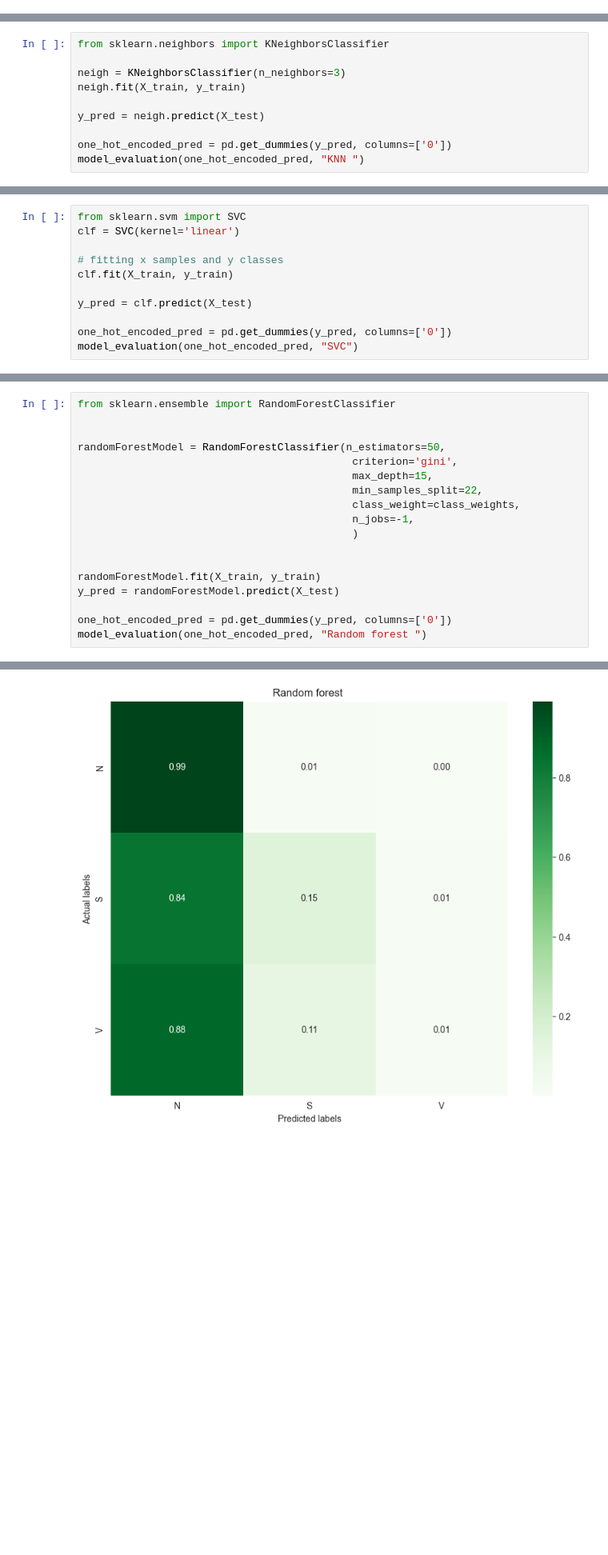
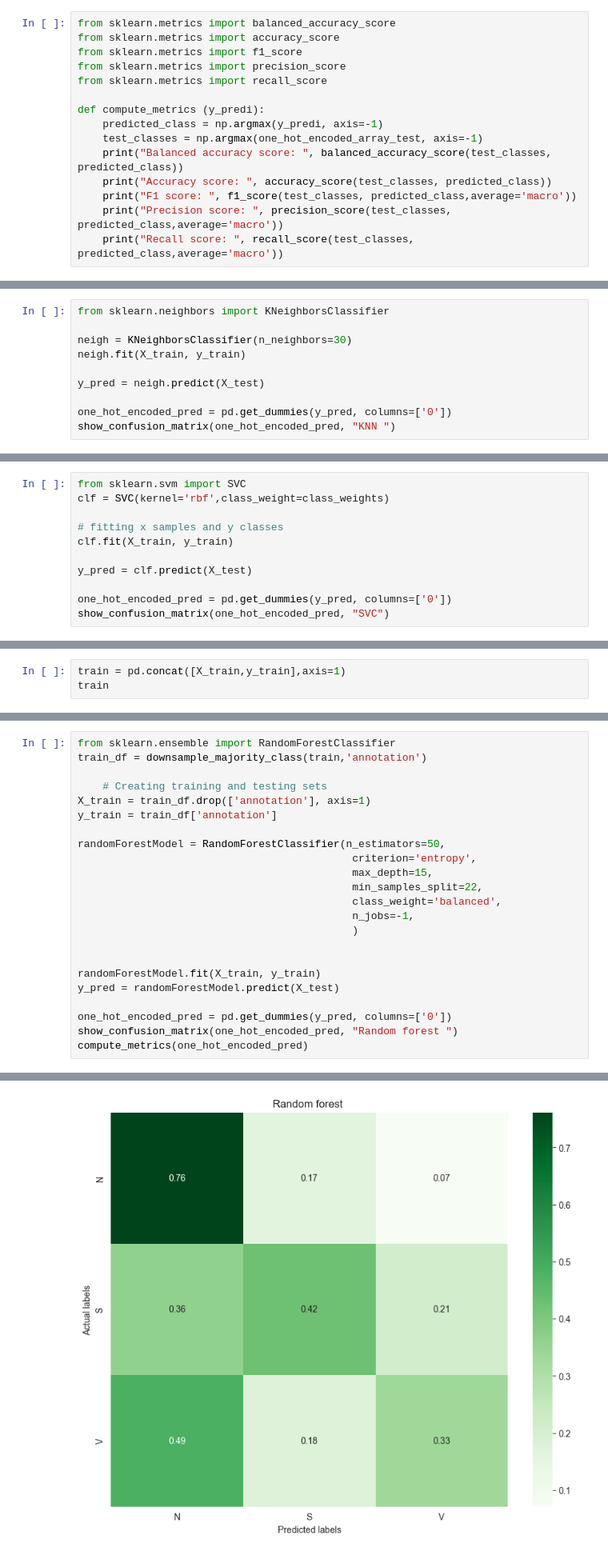
Before and after one commit to eleonora11sala/AI-project, a Jupyter notebook: ExperimentalModel.ipynb, the cells around one changed output, grey strips where cells are left out. Shown at 80% size. Saved outputs shown, nothing was run; the diff lists cells and outputs as text; blank space fills up the shorter version.

```diff
--- a/ExperimentalModel.ipynb
+++ b/ExperimentalModel.ipynb
@@ -239,0 +202,15 @@ def downsample_majority_class(df, class_column):
+# %%
+from sklearn.metrics import balanced_accuracy_score
+from sklearn.metrics import accuracy_score
+from sklearn.metrics import f1_score
+from sklearn.metrics import precision_score
+from sklearn.metrics import recall_score
+
+def compute_metrics (y_predi):
+    predicted_class = np.argmax(y_predi, axis=-1)
+    test_classes = np.argmax(one_hot_encoded_array_test, axis=-1)
+    print("Balanced accuracy score: ", balanced_accuracy_score(test_classes, predicted_class))
+    print("Accuracy score: ", accuracy_score(test_classes, predicted_class))
+    print("F1 score: ", f1_score(test_classes, predicted_class,average='macro'))
+    print("Precision score: ", precision_score(test_classes, predicted_class,average='macro'))
+    print("Recall score: ", recall_score(test_classes, predicted_class,average='macro'))
@@ -278,11 +259,11 @@ print(clf.best_score_)
 # %%
 from sklearn.neighbors import KNeighborsClassifier
 
-neigh = KNeighborsClassifier(n_neighbors=3)
+neigh = KNeighborsClassifier(n_neighbors=30)
 neigh.fit(X_train, y_train)
 
 y_pred = neigh.predict(X_test)
 
 one_hot_encoded_pred = pd.get_dummies(y_pred, columns=['0'])
-model_evaluation(one_hot_encoded_pred, "KNN ")
+show_confusion_matrix(one_hot_encoded_pred, "KNN ")
 # %% [output]
@@ -291,7 +272,7 @@ model_evaluation(one_hot_encoded_pred, "KNN ")
 # SVM
 # %%
 from sklearn.svm import SVC
-clf = SVC(kernel='linear')
+clf = SVC(kernel='rbf',class_weight=class_weights)
 
 # fitting x samples and y classes
 clf.fit(X_train, y_train)
@@ -299,5 +280,5 @@ clf.fit(X_train, y_train)
 y_pred = clf.predict(X_test)
 
 one_hot_encoded_pred = pd.get_dummies(y_pred, columns=['0'])
-model_evaluation(one_hot_encoded_pred, "SVC")
+show_confusion_matrix(one_hot_encoded_pred, "SVC")
 # %% [output]
@@ -305,2 +286,5 @@ model_evaluation(one_hot_encoded_pred, "SVC")
 # %% [markdown]
 # Random Forest
+# %%
+train = pd.concat([X_train,y_train],axis=1)
+train
@@ -307,12 +305,16 @@ model_evaluation(one_hot_encoded_pred, "SVC")
 # %%
 from sklearn.ensemble import RandomForestClassifier
+train_df = downsample_majority_class(train,'annotation')
 
+    # Creating training and testing sets
+X_train = train_df.drop(['annotation'], axis=1)
+y_train = train_df['annotation']
 
 randomForestModel = RandomForestClassifier(n_estimators=50,
-                                            criterion='gini',
+                                            criterion='entropy',
                                             max_depth=15,
                                             min_samples_split=22,
-                                            class_weight=class_weights,
+                                            class_weight='balanced',
                                             n_jobs=-1,
                                             )
 
@@ -321,5 +323,6 @@ randomForestModel.fit(X_train, y_train)
 y_pred = randomForestModel.predict(X_test)
 
 one_hot_encoded_pred = pd.get_dummies(y_pred, columns=['0'])
-model_evaluation(one_hot_encoded_pred, "Random forest ")
+show_confusion_matrix(one_hot_encoded_pred, "Random forest ")
+compute_metrics(one_hot_encoded_pred)
 # %% [output]
@@ -326 +339 @@ model_evaluation(one_hot_encoded_pred, "Random forest ")
-[figure, old version]
+[figure, new version]
```
Also changed, not shown: parts of 15 cells of this notebook, 1 other file.
